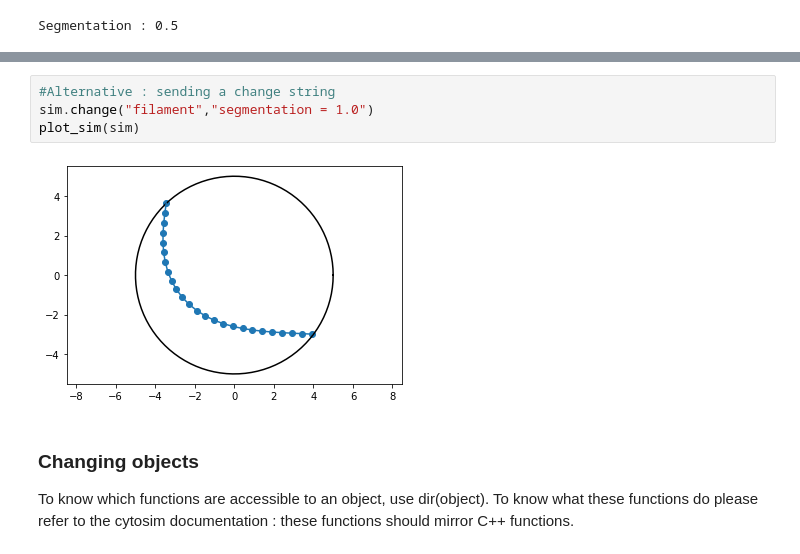
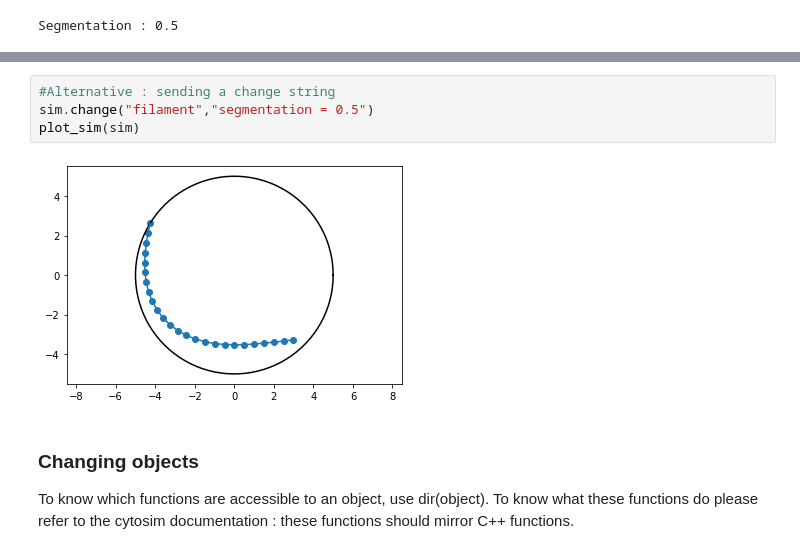
Before and after one commit to andresbonil/cytosim, a Jupyter notebook: cythosim_objects.ipynb, the cells around one changed output, grey strips where cells are left out. Saved outputs shown, nothing was run; the diff lists cells and outputs as text.

```diff
--- a/cythosim_objects.ipynb
+++ b/cythosim_objects.ipynb
@@ -55,9 +55,9 @@ plot_sim(sim)
 # %%
 #Alternative : sending a change string
-sim.change("filament","segmentation = 1.0")
+sim.change("filament","segmentation = 0.5")
 plot_sim(sim)
 # %% [output]
-[figure, old version]
+[figure, new version]
 # %% [markdown]
 ### Changing objects
 To know which functions are accessible to an object, use dir(object). To know what these functions do please refer to the cytosim documentation : these functions should mirror C++ functions.
```
Also changed, not shown: parts of 16 cells of this notebook, 5 other files.
